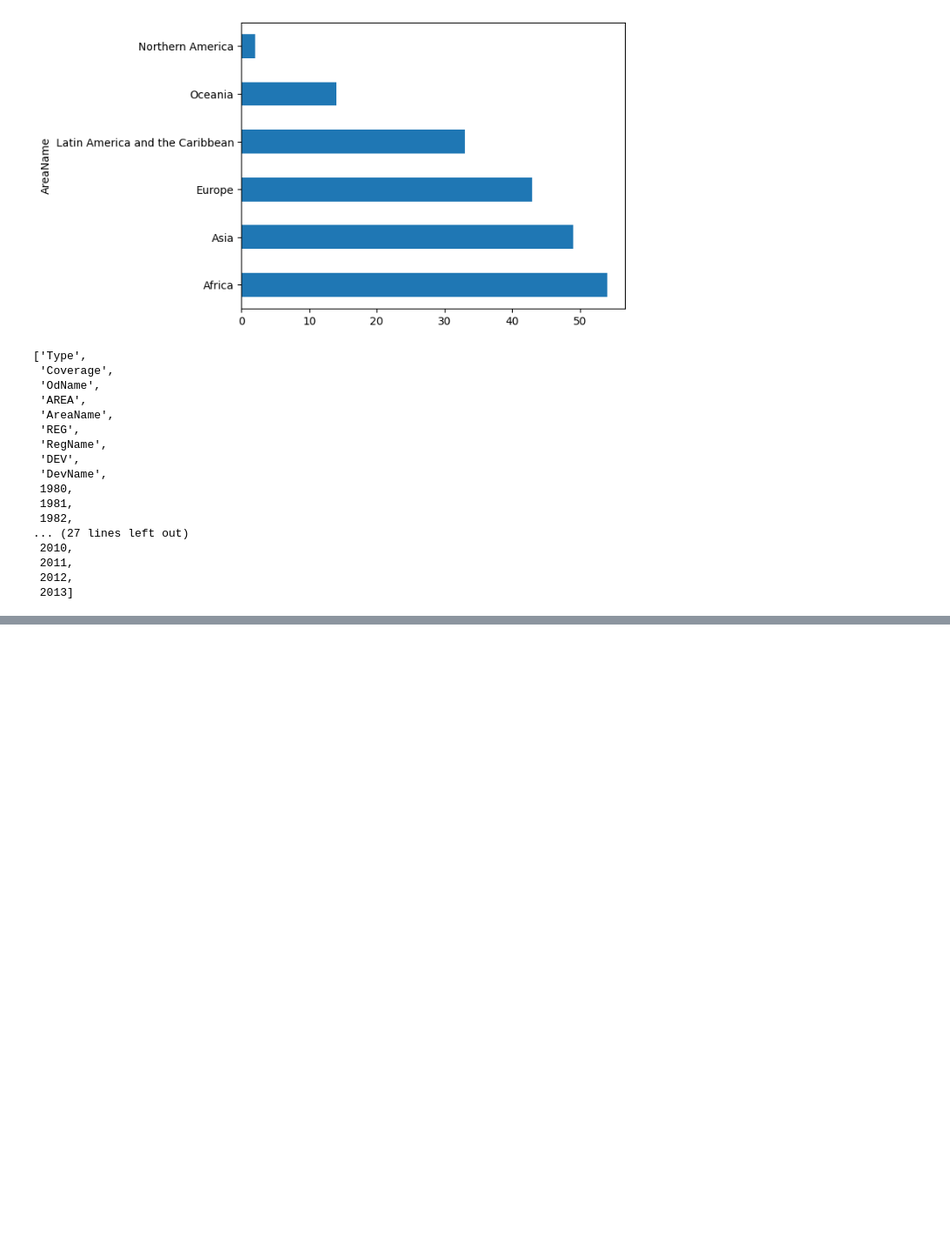
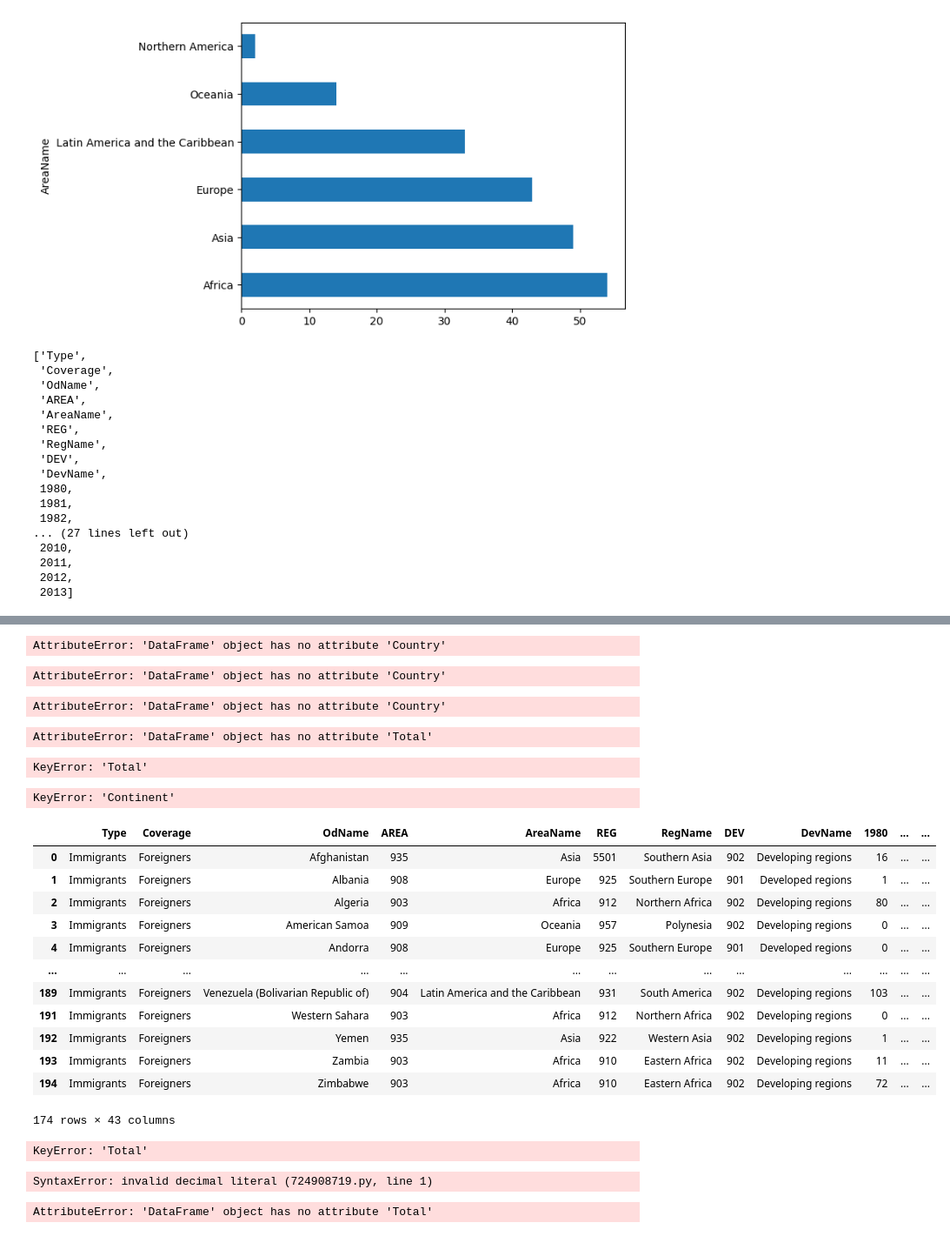
Before and after one commit to y-usuf09/Python---Data-Analytics, a Jupyter notebook: pandas_basics/Analysis.ipynb, the cells around one changed output, grey strips where cells are left out. Shown at 87% size. Drawn from its saved outputs; the diff is of its cells as text; code cells hidden in the pictures; blank space fills up the shorter version.

```diff
--- a/pandas_basics/Analysis.ipynb
+++ b/pandas_basics/Analysis.ipynb
@@ -984,11 +984,9 @@ df.columns.tolist()
 # %%
 df.rename(
     columns={
-        'OdName':'Country'},
+        'OdName':'Country',
         'AreaName':'Continent',
         'RegName': 'Region',
         'DevName': 'Status'},
-    inplace=True
+    inplace=True),
 df.head()
-
-)
@@ -994,0 +1001,57 @@ df.head()
+# %%
+df.Country.str.len()
+# %% [output]
+AttributeError: 'DataFrame' object has no attribute 'Country'
+# %%
+df.Country.str.upper()
+# %% [output]
+AttributeError: 'DataFrame' object has no attribute 'Country'
+# %%
+df.Country.tolist()
+# %% [output]
+AttributeError: 'DataFrame' object has no attribute 'Country'
+# %%
+df.replace('United Kingdom of Great Britain and Northern Ireland, UK', inplace=True)
+# %%
+df.Country.replace('United Kingdom of Great Britain and Northern Ireland, UK', inplace=True) # Better Way
+# %%
+df.Total.describe()
+# %% [output]
+AttributeError: 'DataFrame' object has no attribute 'Total'
+# %%
+df['Total'] >=25000
+# %% [output]
+KeyError: 'Total'
+# %%
+df[df['Continent']] =='Asia'
+# %% [output]
+KeyError: 'Continent'
+# %%
+df[df[1980] <=1000]
+# %% [output]
+|  | Type | Coverage | OdName | AREA | AreaName | REG | RegName | DEV | DevName | 1980 | ... | ... |
+| 0 | Immigrants | Foreigners | Afghanistan | 935 | Asia | 5501 | Southern Asia | 902 | Developing regions | 16 | ... | ... |
+| 1 | Immigrants | Foreigners | Albania | 908 | Europe | 925 | Southern Europe | 901 | Developed regions | 1 | ... | ... |
+| 2 | Immigrants | Foreigners | Algeria | 903 | Africa | 912 | Northern Africa | 902 | Developing regions | 80 | ... | ... |
+| 3 | Immigrants | Foreigners | American Samoa | 909 | Oceania | 957 | Polynesia | 902 | Developing regions | 0 | ... | ... |
+| 4 | Immigrants | Foreigners | Andorra | 908 | Europe | 925 | Southern Europe | 901 | Developed regions | 0 | ... | ... |
+| ... | ... | ... | ... | ... | ... | ... | ... | ... | ... | ... | ... | ... |
+| 189 | Immigrants | Foreigners | Venezuela (Bolivarian Republic of) | 904 | Latin America and the Caribbean | 931 | South America | 902 | Developing regions | 103 | ... | ... |
+| 191 | Immigrants | Foreigners | Western Sahara | 903 | Africa | 912 | Northern Africa | 902 | Developing regions | 0 | ... | ... |
+| 192 | Immigrants | Foreigners | Yemen | 935 | Asia | 922 | Western Asia | 902 | Developing regions | 1 | ... | ... |
+| 193 | Immigrants | Foreigners | Zambia | 903 | Africa | 910 | Eastern Africa | 902 | Developing regions | 11 | ... | ... |
+| 194 | Immigrants | Foreigners | Zimbabwe | 903 | Africa | 910 | Eastern Africa | 902 | Developing regions | 72 | ... | ... |
+174 rows × 43 columns
+# %%
+df[(df['Total'] >=25000) & (df['Total'] <50000)]
+# %% [output]
+KeyError: 'Total'
+# %%
+# if you are making a sub dataframe for manipulation, use. copy()
+super_immigration = df[df['Total']>100000.copy()]
+# %% [output]
+SyntaxError: invalid decimal literal (724908719.py, line 1)
+# %%
+df.Total.plot(kind='hist', bins=range(0, df.Total.max(), 20000))
+# %% [output]
+AttributeError: 'DataFrame' object has no attribute 'Total'
```
Also changed, not shown: parts of 23 cells of this notebook.
